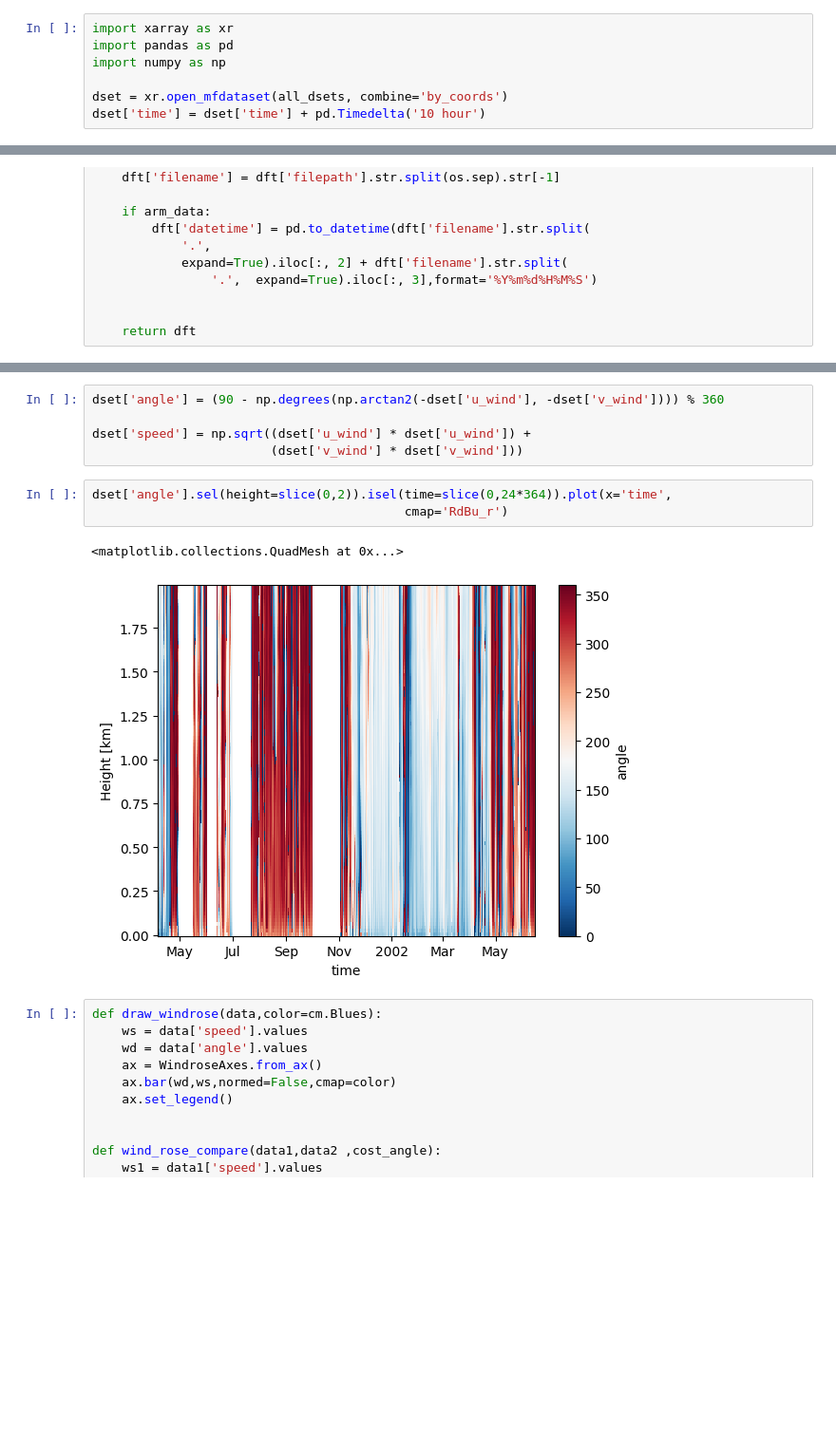
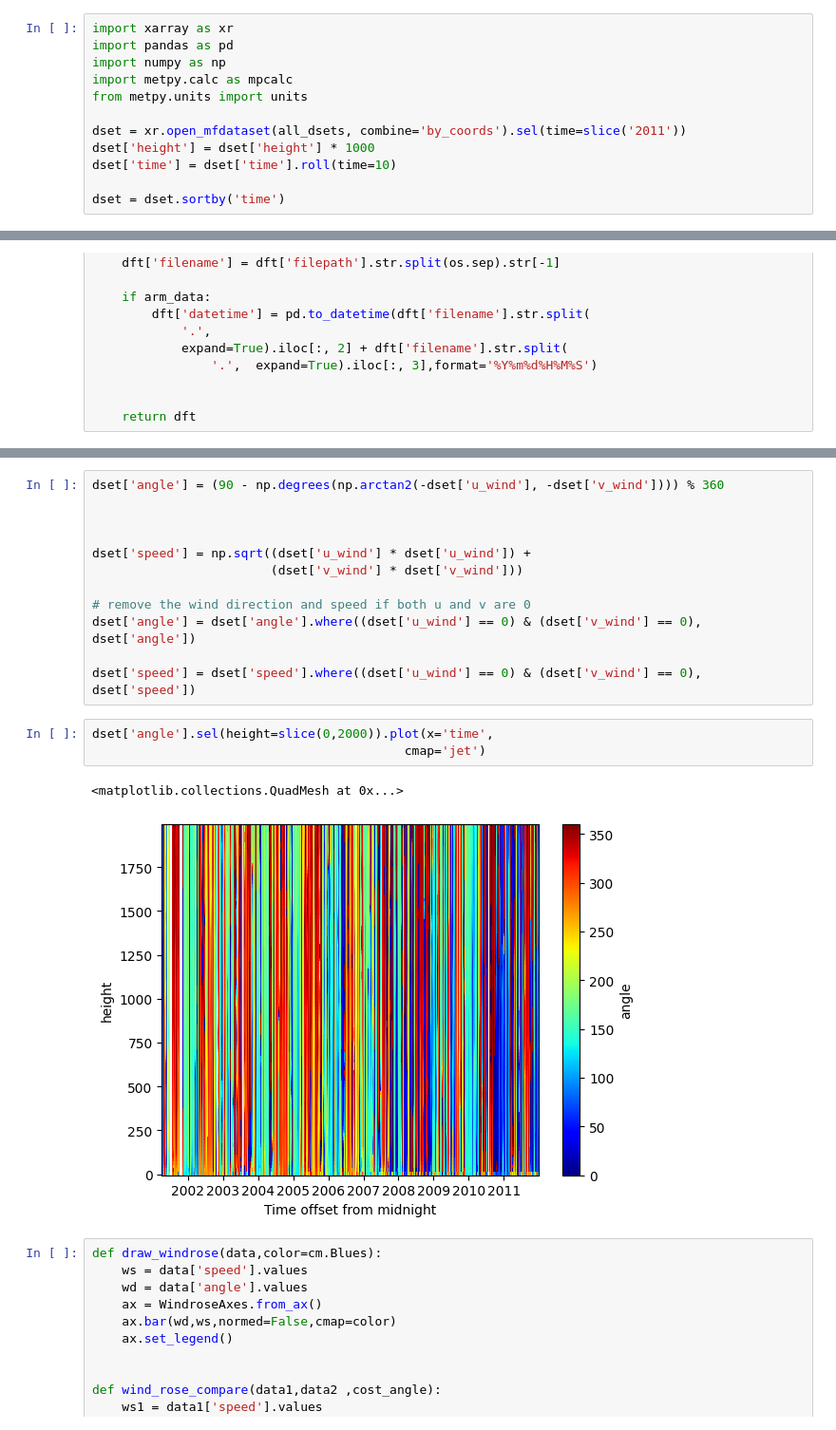
Before and after one commit to nmathewa/LSB_main, a Jupyter notebook: calc_index/init_algo.ipynb, the cells around one changed output, grey strips where cells are left out. Shown: that part at 95% size. Saved outputs shown, nothing was run; the diff lists cells and outputs as text; blank space fills up the shorter version.

```diff
--- a/calc_index/init_algo.ipynb
+++ b/calc_index/init_algo.ipynb
@@ -63,9 +61,14 @@ Workers
 import xarray as xr
 import pandas as pd
 import numpy as np
+import metpy.calc as mpcalc
+from metpy.units import units
 
-dset = xr.open_mfdataset(all_dsets, combine='by_coords')
-dset['time'] = dset['time'] + pd.Timedelta('10 hour')
+dset = xr.open_mfdataset(all_dsets, combine='by_coords').sel(time=slice('2011'))
+dset['height'] = dset['height'] * 1000
+dset['time'] = dset['time'].roll(time=10)
+
+dset = dset.sortby('time')
 # %%
 import matplotlib.pyplot as plt
 import matplotlib.cm as cm
@@ -97,14 +225,21 @@ def create_dft(in_dir,arm_data=True):
 # %%
 dset['angle'] = (90 - np.degrees(np.arctan2(-dset['u_wind'], -dset['v_wind']))) % 360
 
+
+
 dset['speed'] = np.sqrt((dset['u_wind'] * dset['u_wind']) +
                         (dset['v_wind'] * dset['v_wind']))
+
+# remove the wind direction and speed if both u and v are 0
+dset['angle'] = dset['angle'].where((dset['u_wind'] == 0) & (dset['v_wind'] == 0), dset['angle'])
+
+dset['speed'] = dset['speed'].where((dset['u_wind'] == 0) & (dset['v_wind'] == 0), dset['speed'])
 # %%
-dset['angle'].sel(height=slice(0,2)).isel(time=slice(0,24*364)).plot(x='time',
-                                          cmap='RdBu_r')
+dset['angle'].sel(height=slice(0,2000)).plot(x='time',
+                                          cmap='jet')
 # %% [output]
 <matplotlib.collections.QuadMesh at 0x...>
-[figure, old version]
+[figure, new version]
 # %%
 def draw_windrose(data,color=cm.Blues):
     ws = data['speed'].values
```
Also changed, not shown: parts of 20 cells of this notebook.
